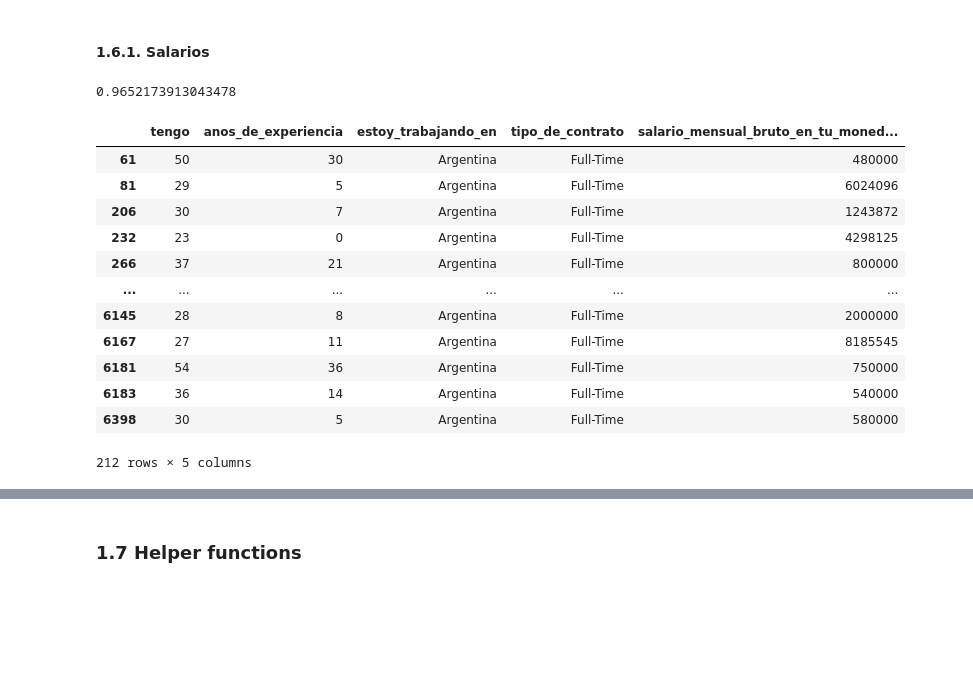
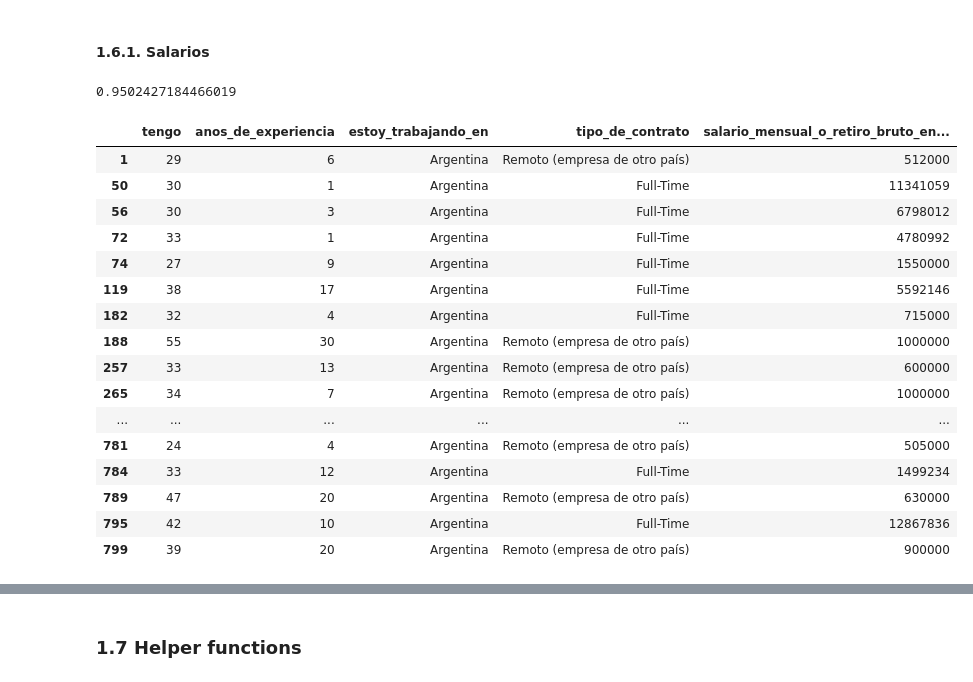
Before and after one commit to SebastianESaavedra/openqube-sueldos, a Jupyter notebook: pipeline/data-analysis.ipynb, the cells around one changed output, grey strips where cells are left out. Drawn from its saved outputs; the diff is of its cells as text; code cells hidden in the pictures; blank space fills up the shorter version.

```diff
--- a/pipeline/data-analysis.ipynb
+++ b/pipeline/data-analysis.ipynb
@@ -316,7 +288,6 @@ dataframe = normalize_dataframe_column(
         "mental": "Mental",
         "motriz": "Motriz",
         "vis?ceral": "Visceral",
-        "^(sobrepeso|obesidad)": "Obesidad",
     },
 )
 
@@ -391,7 +362,7 @@ Name: trabajo_de, dtype: int64
 # %% [markdown]
 #### 1.4.7. Sueldo dolarizado
 # %%
-mask = dataframe.unnamed49.str.contains("dolarizado", na=False)
+mask = dataframe["pagos_en_dolares"].str.contains("", na=False)
 column_name = "sueldo_dolarizado"
 
 dataframe.loc[~mask, column_name] = False
@@ -404,7 +375,7 @@ dataframe.loc[:, column_name] = dataframe["sueldo_dolarizado"].astype(bool)
 # %%
 dataframe["seniority"] = pd.cut(
     dataframe["anos_de_experiencia"].values,
-    [0, 2, 5, 50],
+    [-1, 2, 5, 50],
     labels=["Junior", "Semi-Senior", "Senior"],
 )
 display(dataframe["seniority"])
@@ -431,7 +402,7 @@ salary_debug_columns = [
     "anos_de_experiencia",
     "estoy_trabajando_en",
     "tipo_de_contrato",
-    "salario_mensual_bruto_en_tu_moneda_local",
+    "salario_mensual_o_retiro_bruto_en_tu_moneda_local",
 ]
 
 
@@ -458,30 +429,45 @@ def remove_outlier(df_in, col_name, iqr_factor=1.5):
 # %% [markdown]
 #### 1.6.1. Salarios
 # %%
+dataframe["salario_mensual_o_retiro_bruto_en_tu_moneda_local"] = (
+    dataframe["salario_mensual_o_retiro_bruto_en_tu_moneda_local"]
+    .str.replace(",", "")
+    .str.replace(".", "")
+    .str.replace("$", "")
+    .str.replace(r"\D", "0")
+    .str.extract("(\d+)", expand=False)
+    .fillna(0)
+    .astype(int)
+)
+
 df_inliers, df_outliers = remove_outlier(
-    dataframe, "salario_mensual_bruto_en_tu_moneda_local", 3.5
+    dataframe, "salario_mensual_o_retiro_bruto_en_tu_moneda_local", 3.5
 )
 
 # inliers percent over total
 display(len(df_inliers) / len(dataframe))
 
 # display outliers
 display(df_outliers[salary_debug_columns])
 # %% [output]
-0.9652173913043478
+0.9502427184466019
-|  | tengo | anos_de_experiencia | estoy_trabajando_en | tipo_de_contrato | salario_mensual_bruto_en_tu_moned... |
-| 61 | 50 | 30 | Argentina | Full-Time | 480000 |
-| 81 | 29 | 5 | Argentina | Full-Time | 6024096 |
-| 206 | 30 | 7 | Argentina | Full-Time | 1243872 |
-| 232 | 23 | 0 | Argentina | Full-Time | 4298125 |
-| 266 | 37 | 21 | Argentina | Full-Time | 800000 |
+|  | tengo | anos_de_experiencia | estoy_trabajando_en | tipo_de_contrato | salario_mensual_o_retiro_bruto_en... |
+| 1 | 29 | 6 | Argentina | Remoto (empresa de otro país) | 512000 |
+| 50 | 30 | 1 | Argentina | Full-Time | 11341059 |
+| 56 | 30 | 3 | Argentina | Full-Time | 6798012 |
+| 72 | 33 | 1 | Argentina | Full-Time | 4780992 |
+| 74 | 27 | 9 | Argentina | Full-Time | 1550000 |
+| 119 | 38 | 17 | Argentina | Full-Time | 5592146 |
+| 182 | 32 | 4 | Argentina | Full-Time | 715000 |
+| 188 | 55 | 30 | Argentina | Remoto (empresa de otro país) | 1000000 |
+| 257 | 33 | 13 | Argentina | Remoto (empresa de otro país) | 600000 |
+| 265 | 34 | 7 | Argentina | Remoto (empresa de otro país) | 1000000 |
 | ... | ... | ... | ... | ... | ... |
-| 6145 | 28 | 8 | Argentina | Full-Time | 2000000 |
-| 6167 | 27 | 11 | Argentina | Full-Time | 8185545 |
-| 6181 | 54 | 36 | Argentina | Full-Time | 750000 |
-| 6183 | 36 | 14 | Argentina | Full-Time | 540000 |
-| 6398 | 30 | 5 | Argentina | Full-Time | 580000 |
+| 781 | 24 | 4 | Argentina | Remoto (empresa de otro país) | 505000 |
+| 784 | 33 | 12 | Argentina | Full-Time | 1499234 |
+| 789 | 47 | 20 | Argentina | Remoto (empresa de otro país) | 630000 |
+| 795 | 42 | 10 | Argentina | Full-Time | 12867836 |
+| 799 | 39 | 20 | Argentina | Remoto (empresa de otro país) | 900000 |
-212 rows × 5 columns
 [interactive output not drawn]
 # %%
 minimum_salary = dataset_metadata["minimum_salary"]
```
Also changed, not shown: parts of 77 cells of this notebook.
